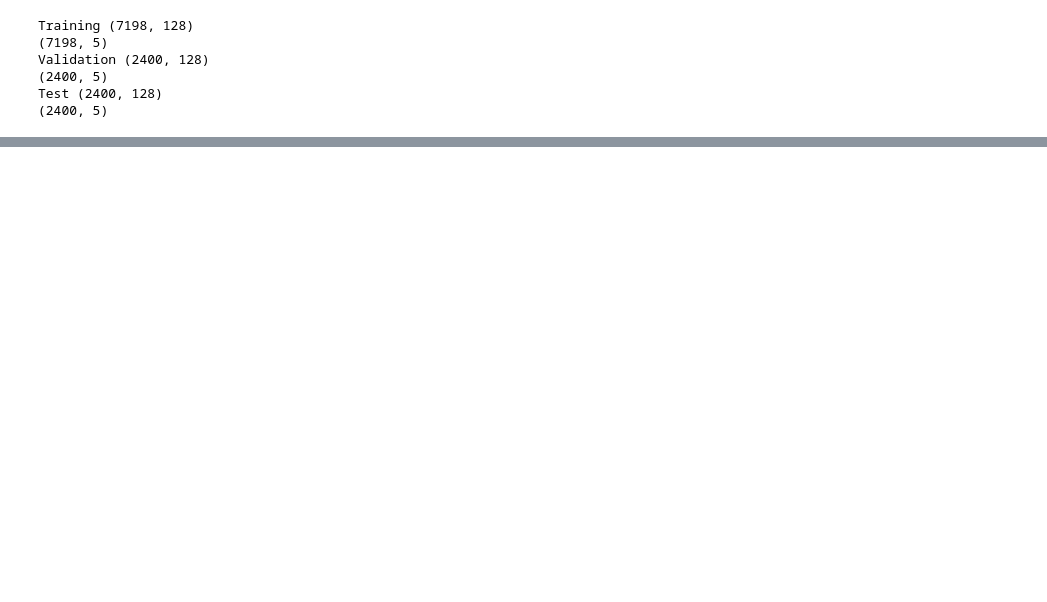
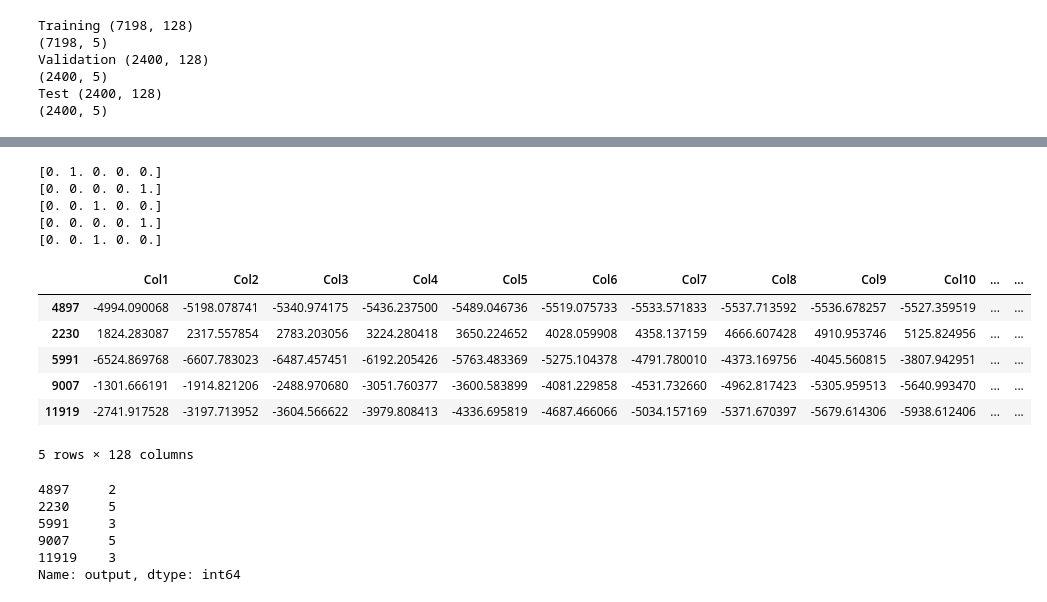
Before and after one commit to purush34/Amrita_Honeywell_Hackathon, a Jupyter notebook: DNN_implementation.ipynb, the cells around one changed output, grey strips where cells are left out. Cells and saved outputs as stored; diff of their text form; code cells hidden in the pictures; blank space fills up the shorter version.

```diff
--- a/DNN_implementation.ipynb
+++ b/DNN_implementation.ipynb
@@ -271,0 +281,29 @@ Test accuracy is [0.010552490130066872, 0.9983333349227905]
+# %%
+d = x_test.to_numpy()
+for i in range(0,5):
+    print((model.predict(d))[i])
+# %% [output]
+[0. 1. 0. 0. 0.]
+[0. 0. 0. 0. 1.]
+[0. 0. 1. 0. 0.]
+[0. 0. 0. 0. 1.]
+[0. 0. 1. 0. 0.]
+# %%
+x_test.head()
+# %% [output]
+|  | Col1 | Col2 | Col3 | Col4 | Col5 | Col6 | Col7 | Col8 | Col9 | Col10 | ... | ... |
+| 4897 | -4994.090068 | -5198.078741 | -5340.974175 | -5436.237500 | -5489.046736 | -5519.075733 | -5533.571833 | -5537.713592 | -5536.678257 | -5527.359519 | ... | ... |
+| 2230 | 1824.283087 | 2317.557854 | 2783.203056 | 3224.280418 | 3650.224652 | 4028.059908 | 4358.137159 | 4666.607428 | 4910.953746 | 5125.824956 | ... | ... |
+| 5991 | -6524.869768 | -6607.783023 | -6487.457451 | -6192.205426 | -5763.483369 | -5275.104378 | -4791.780010 | -4373.169756 | -4045.560815 | -3807.942951 | ... | ... |
+| 9007 | -1301.666191 | -1914.821206 | -2488.970680 | -3051.760377 | -3600.583899 | -4081.229858 | -4531.732660 | -4962.817423 | -5305.959513 | -5640.993470 | ... | ... |
+| 11919 | -2741.917528 | -3197.713952 | -3604.566622 | -3979.808413 | -4336.695819 | -4687.466066 | -5034.157169 | -5371.670397 | -5679.614306 | -5938.612406 | ... | ... |
+5 rows × 128 columns
+# %%
+y_test.head()
+# %% [output]
+4897     2
+2230     5
+5991     3
+9007     5
+11919    3
+Name: output, dtype: int64
```
Also changed, not shown: parts of 8 cells of this notebook, 6 other files.
